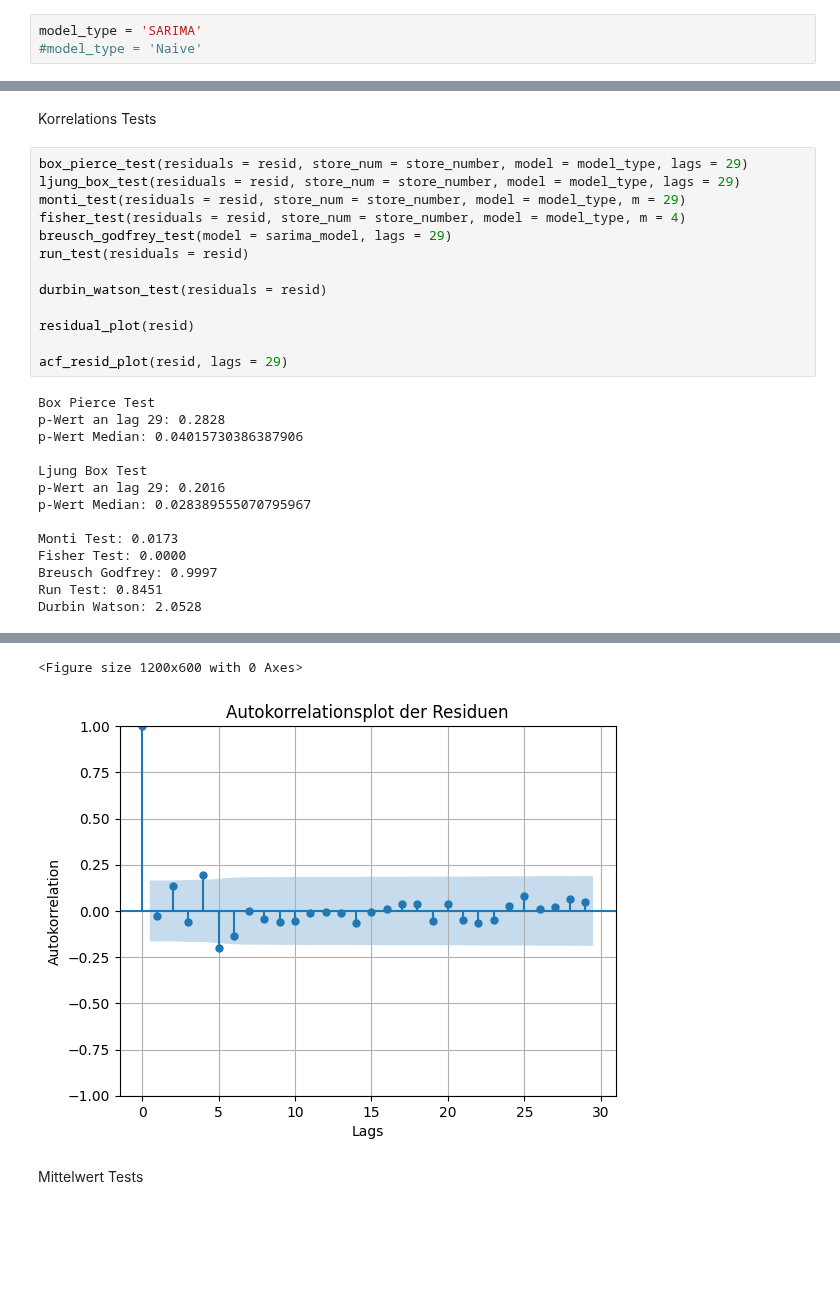
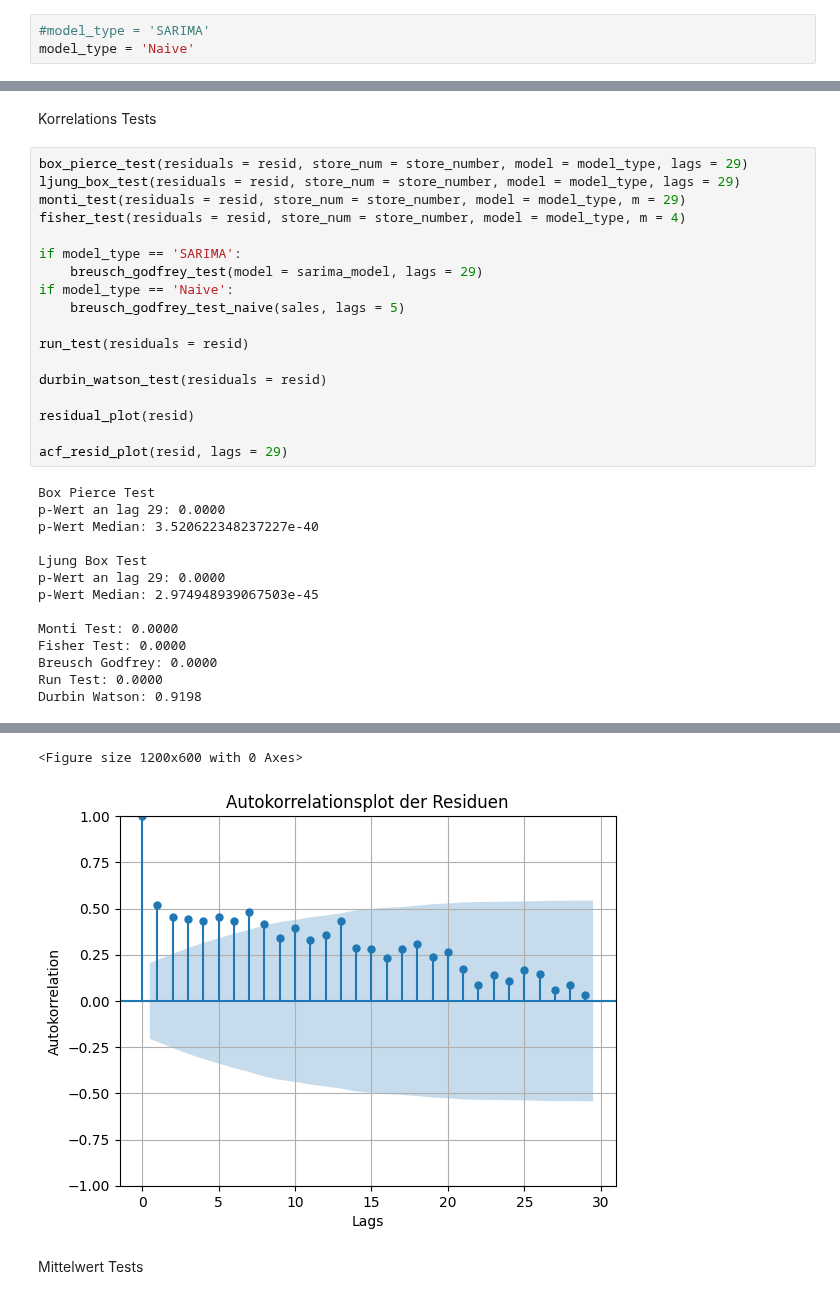
Before and after one commit to netalivo/Bachelor, a Jupyter notebook: main_single_store.ipynb, the cells around one changed output, grey strips where cells are left out. Drawn from its saved outputs; the diff is of its cells as text; blank space fills up the shorter version.

Commit message:
added breusch godfrey test for naive models

```diff
--- a/main_single_store.ipynb
+++ b/main_single_store.ipynb
@@ -56,8 +56,8 @@ Seasonal
 # %% [markdown]
 Modell wählen
 # %%
-model_type = 'SARIMA'
-#model_type = 'Naive'
+#model_type = 'SARIMA'
+model_type = 'Naive'
 # %% [markdown]
 Residuen und Fitted Values berechnen
 # %%
@@ -94,7 +94,12 @@ box_pierce_test(residuals = resid, store_num = store_number, model = model_type,
 ljung_box_test(residuals = resid, store_num = store_number, model = model_type, lags = 29)
 monti_test(residuals = resid, store_num = store_number, model = model_type, m = 29)
 fisher_test(residuals = resid, store_num = store_number, model = model_type, m = 4)
-breusch_godfrey_test(model = sarima_model, lags = 29)
+
+if model_type == 'SARIMA':
+    breusch_godfrey_test(model = sarima_model, lags = 29)
+if model_type == 'Naive':
+    breusch_godfrey_test_naive(sales, lags = 5)
+
 run_test(residuals = resid)
 
 durbin_watson_test(residuals = resid)
@@ -104,15 +109,15 @@ residual_plot(resid)
 acf_resid_plot(resid, lags = 29)
 # %% [output]
 Box Pierce Test
-p-Wert an lag 29: 0.2828
-p-Wert Median: 0.04015730386387906
+p-Wert an lag 29: 0.0000
+p-Wert Median: 3.520622348237227e-40
 
 Ljung Box Test
-p-Wert an lag 29: 0.2016
-p-Wert Median: 0.028389555070795967
+p-Wert an lag 29: 0.0000
+p-Wert Median: 2.974948939067503e-45
 
-Monti Test: 0.0173
+Monti Test: 0.0000
 Fisher Test: 0.0000
-Breusch Godfrey: 0.9997
-Run Test: 0.8451
-Durbin Watson: 2.0528
+Breusch Godfrey: 0.0000
+Run Test: 0.0000
+Durbin Watson: 0.9198
@@ -120,5 +125,5 @@ Durbin Watson: 2.0528
 <Figure size 1200x600 with 0 Axes>
-[figure, old version]
+[figure, new version]
 # %% [markdown]
 Mittelwert Tests
 # %%
```
Also changed, not shown: parts of 6 cells of this notebook, 2 other files.
